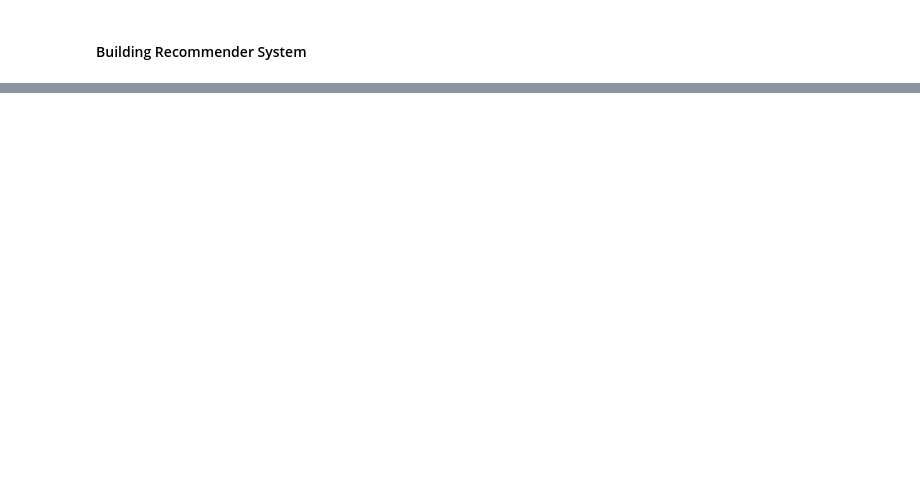
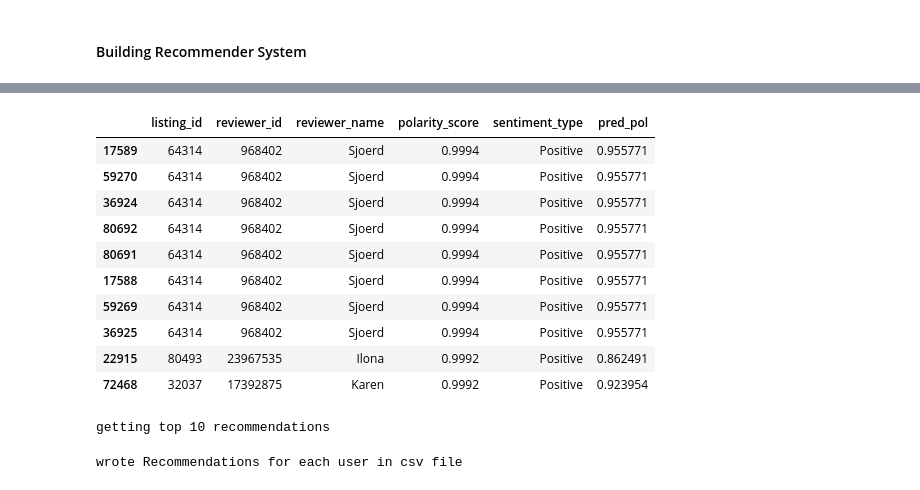
Before and after one commit to kamalova/Airbnb-Recommendation-Engine-NLP, a Jupyter notebook: Recommender_System.ipynb, the cells around one changed output, grey strips where cells are left out. Saved outputs shown, nothing was run; the diff lists cells and outputs as text; code cells hidden in the pictures; blank space fills up the shorter version.

```diff
--- a/Recommender_System.ipynb
+++ b/Recommender_System.ipynb
@@ -43,0 +51,2 @@ rec_df
+# %%
+df_reviews.drop(columns=['id','comments','month','weekday','language','text_length'],inplace=True)
@@ -262,0 +191,30 @@ KeyError: ignored
+# %%
+df_reviews[df_reviews['pred_pol'].notna()].sort_values('polarity_score', ascending=False).head(10)
+# %% [output]
+|  | listing_id | reviewer_id | reviewer_name | polarity_score | sentiment_type | pred_pol |
+| 17589 | 64314 | 968402 | Sjoerd | 0.9994 | Positive | 0.955771 |
+| 59270 | 64314 | 968402 | Sjoerd | 0.9994 | Positive | 0.955771 |
+| 36924 | 64314 | 968402 | Sjoerd | 0.9994 | Positive | 0.955771 |
+| 80692 | 64314 | 968402 | Sjoerd | 0.9994 | Positive | 0.955771 |
+| 80691 | 64314 | 968402 | Sjoerd | 0.9994 | Positive | 0.955771 |
+| 17588 | 64314 | 968402 | Sjoerd | 0.9994 | Positive | 0.955771 |
+| 59269 | 64314 | 968402 | Sjoerd | 0.9994 | Positive | 0.955771 |
+| 36925 | 64314 | 968402 | Sjoerd | 0.9994 | Positive | 0.955771 |
+| 22915 | 80493 | 23967535 | Ilona | 0.9992 | Positive | 0.862491 |
+| 72468 | 32037 | 17392875 | Karen | 0.9992 | Positive | 0.923954 |
+# %%
+from collections import defaultdict
+
+def get_top_recommendations(predictions, topN = 3):
+
+    top_recs = defaultdict(list)
+    for uid, iid, true_r, est, _ in predictions:
+        top_recs[uid].append((iid, est))
+
+    for uid, user_ratings in top_recs.items():
+        user_ratings.sort(key = lambda x: x[1], reverse = True)
+        top_recs[uid] = user_ratings[:topN]
+    return top_recs
+print('getting top 10 recommendations')
+# %% [output]
+getting top 10 recommendations
@@ -262,0 +223,14 @@ KeyError: ignored
+# %%
+
+df_ex = pd.DataFrame(columns=['UserId', 'Recommended Listing - Rating'])
+i=0;
+for uid, user_ratings in top_10.items():
+    #print(uid, top3_recommendations[uid])
+    row = [uid, top_10[uid]]
+    df_ex.loc[i] = row
+    i=i+1
+#dfo.to_csv('suissionF.csv', index = False)
+
+print("wrote Recommendations for each user in csv file")
+# %% [output]
+wrote Recommendations for each user in csv file
```
Also changed, not shown: parts of 33 cells of this notebook.
